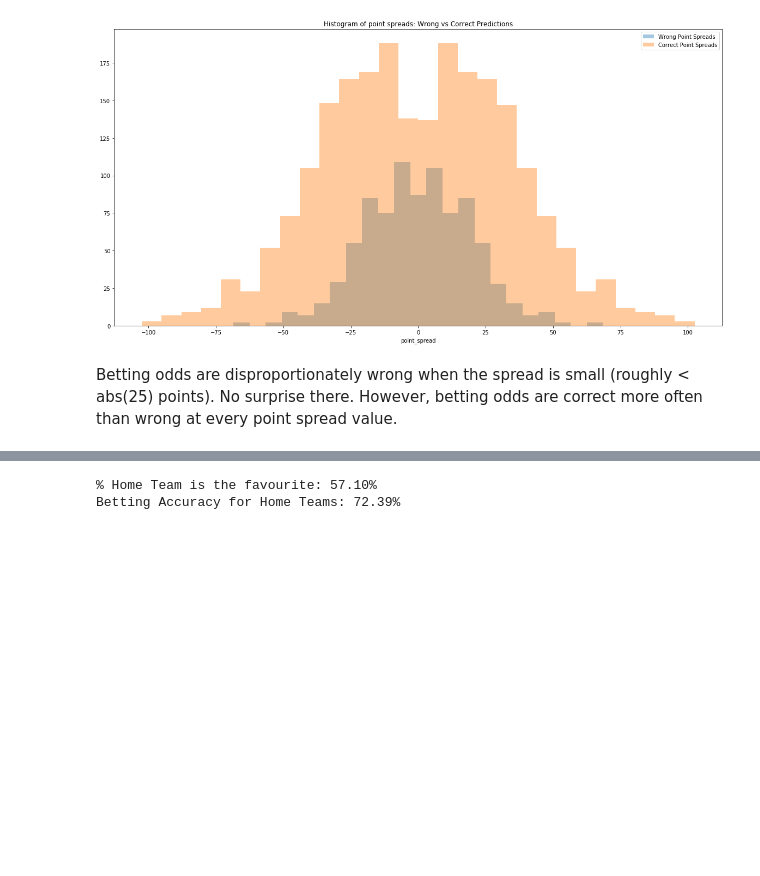
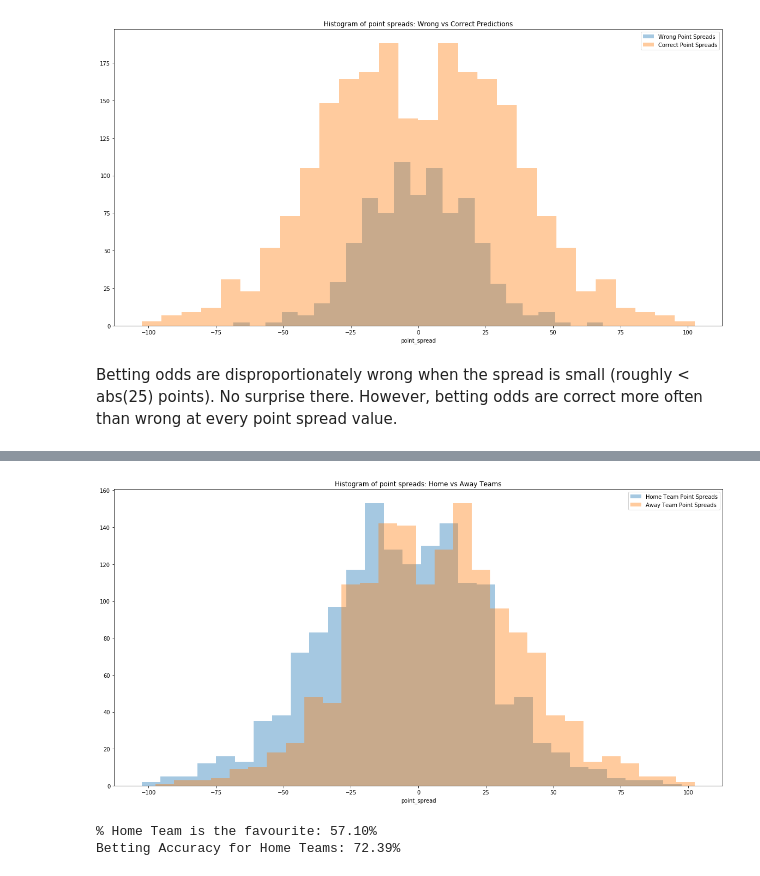
Before and after one commit to cfranklin11/footy-tipper, a Jupyter notebook: experiments/notebooks/1.0-analysis-of-heuristics.ipynb, the cells around one changed output, grey strips where cells are left out. Drawn from its saved outputs; the diff is of its cells as text; code cells hidden in the pictures; blank space fills up the shorter version.

Commit message:
Analyse betting by team

```diff
--- a/experiments/notebooks/1.0-analysis-of-heuristics.ipynb
+++ b/experiments/notebooks/1.0-analysis-of-heuristics.ipynb
@@ -210,15 +196,15 @@ Line odds mode: 1.01
+# %%
+# Creating betting DF with betting-odds predictions
+
+betting_df = match_df.copy().assign(pred_win=betting_pred_win)
+betting_df.loc[:, 'correct_pred'] = correct_pred(betting_df)
+
+betting_df
 # %%
 # When betting odds are wrong vs when they're correct
 
-betting_df = (match_df.copy()
-                      .assign(pred_win=(((match_df['point_spread'] < 0) |
-                                         # point_spread == 0 means it's a coin flip
-                                         ((match_df['point_spread'] == 0) & (np.random.rand() >= 0.5)))
-                                        .astype('int'))))
-betting_df.loc[:, 'correct_pred'] = ((betting_df['win'] == betting_df['pred_win']) | (betting_df['draw'] == 1)).astype('int')
-
 # Kernel Density Estimate + Normed Histogram
-plt.figure(figsize=(20,10))
+plt.figure(figsize=(15,5))
 plt.xticks(np.linspace(-125, 125, num=11))
 
 sns.distplot(betting_df[betting_df['correct_pred'] == 0]['point_spread'], label='Wrong Point Spreads')
@@ -229,7 +215,7 @@ plt.legend()
 plt.show()
 
 # Histogram
-plt.figure(figsize=(20,10))
+plt.figure(figsize=(15,5))
 plt.xticks(np.linspace(-125, 125, num=11))
 
 sns.distplot(betting_df[betting_df['correct_pred'] == 0]['point_spread'], label='Wrong Point Spreads', kde=False)
@@ -268,3 +238,19 @@ betting_df
+# %%
+# Histogram: Home vs Away
+
+home_bet_df = betting_df[betting_df['home_team'] == 1]
+
+plt.figure(figsize=(15,5))
+plt.xticks(np.linspace(-125, 125, num=11))
+
+sns.distplot(home_bet_df['point_spread'], label='Home Team Point Spreads', kde=False)
+sns.distplot(betting_df[betting_df['home_team'] == 0]['point_spread'], label='Away Team Point Spreads', kde=False)
+
+plt.title('Histogram of point spreads: Home vs Away Teams')
+plt.legend()
+plt.show()
+# %% [output]
+[figure, added]
 # %%
 # Betting on home teams
 
```
Also changed, not shown: parts of 24 cells of this notebook, 1 other file.
